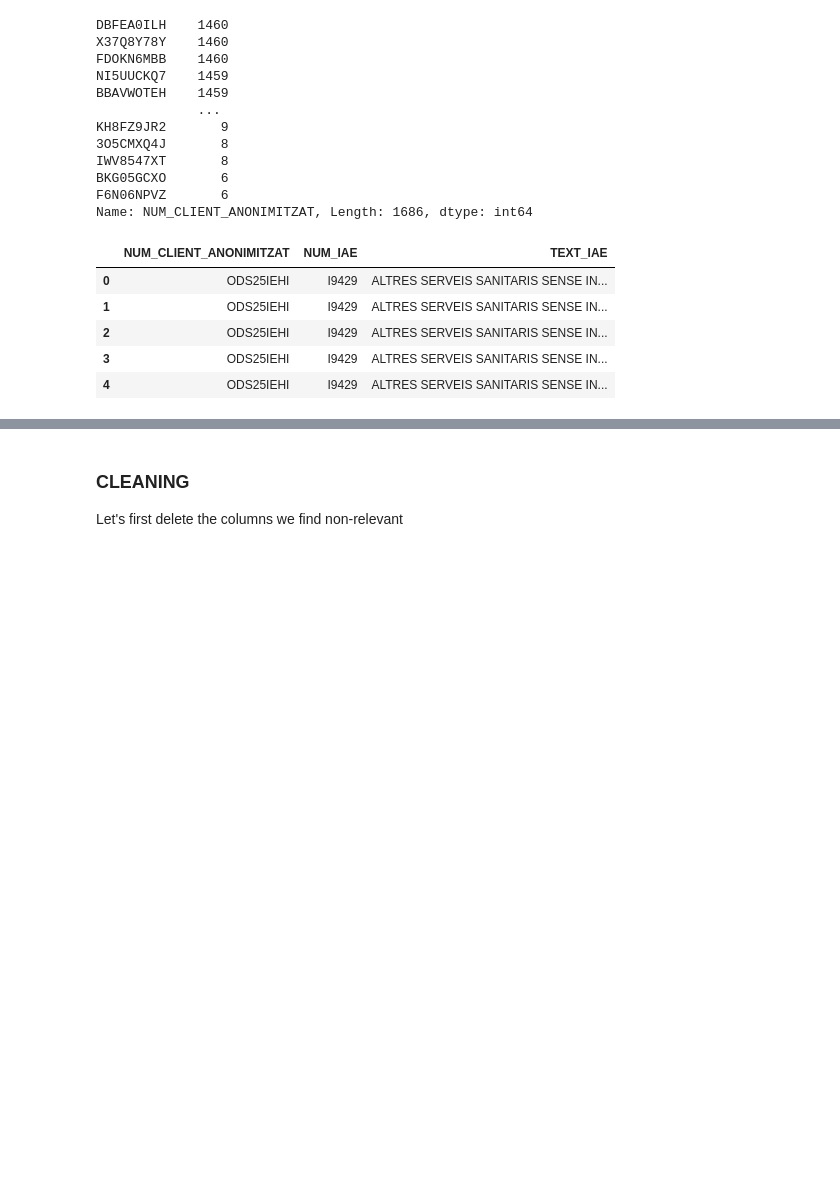
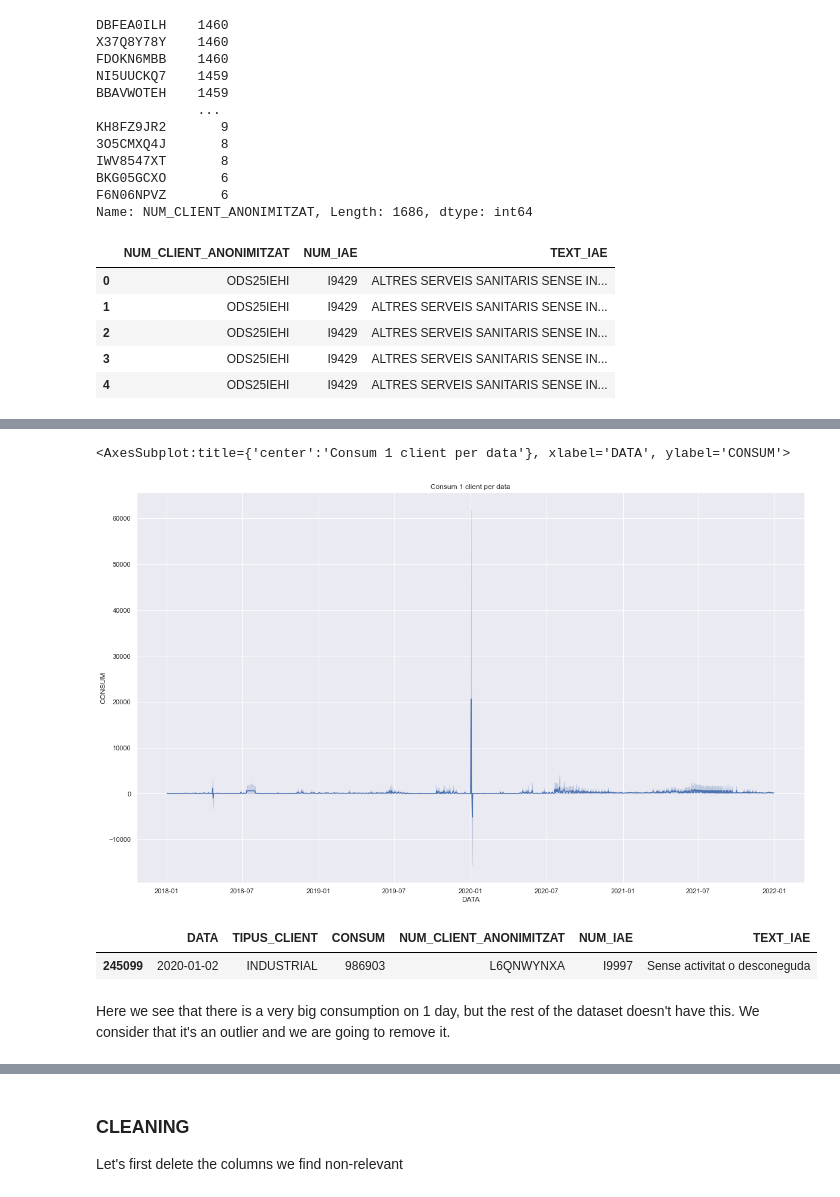
Before and after one commit to viladehack/DataScience, a Jupyter notebook: ViladeHack_2022_v2.ipynb, the cells around one changed output, grey strips where cells are left out. Cells and saved outputs as stored; diff of their text form; code cells hidden in the pictures; blank space fills up the shorter version.

```diff
--- a/ViladeHack_2022_v2.ipynb
+++ b/ViladeHack_2022_v2.ipynb
@@ -135,3 +137,6 @@ month.head()
 | 4 | ODS25IEHI | I9429 | ALTRES SERVEIS SANITARIS SENSE IN... |
 # %%
 month = month.drop_duplicates()
+# %%
+df = pd.merge(df_day, month, on=['NUM_CLIENT_ANONIMITZAT'])
+df
@@ -137,0 +201,19 @@ month = month.drop_duplicates()
+# %%
+# Activate seaborn’s “default” theme
+sns.set_theme()
+fig, ax = plt.subplots(figsize=(20,12))
+sTitle = 'Consum 1 client per data'
+ax.set_title(sTitle)
+sns.lineplot(x="DATA", y="CONSUM",
+            data=df[df["NUM_IAE"]=="I9997"]);
+# %% [output]
+<AxesSubplot:title={'center':'Consum 1 client per data'}, xlabel='DATA', ylabel='CONSUM'>
+[figure, added]
+# %%
+df[df['CONSUM'] == df[df["NUM_IAE"]=="I9997"].CONSUM.max()]
+# %% [output]
+|  | DATA | TIPUS_CLIENT | CONSUM | NUM_CLIENT_ANONIMITZAT | NUM_IAE | TEXT_IAE |
+| 245099 | 2020-01-02 | INDUSTRIAL | 986903 | L6QNWYNXA | I9997 | Sense activitat o desconeguda |
+# %% [markdown]
+Here we see that there is a very big consumption on 1 day, but the rest of the dataset doesn't have this.
+We consider that it's an outlier and we are going to remove it.
```
Also changed, not shown: parts of 17 cells of this notebook, 2 other files.
